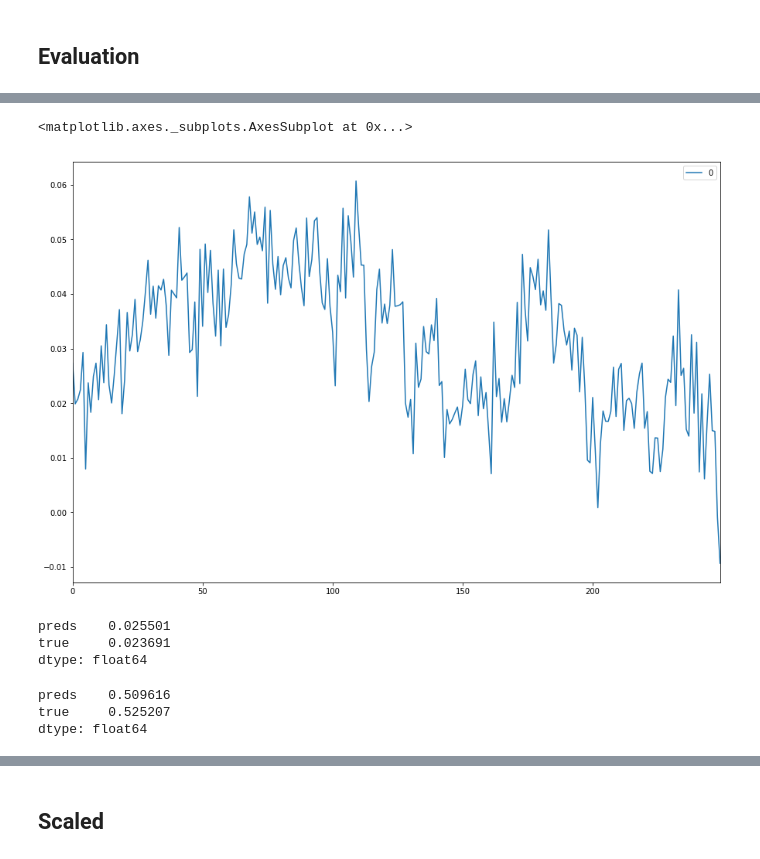
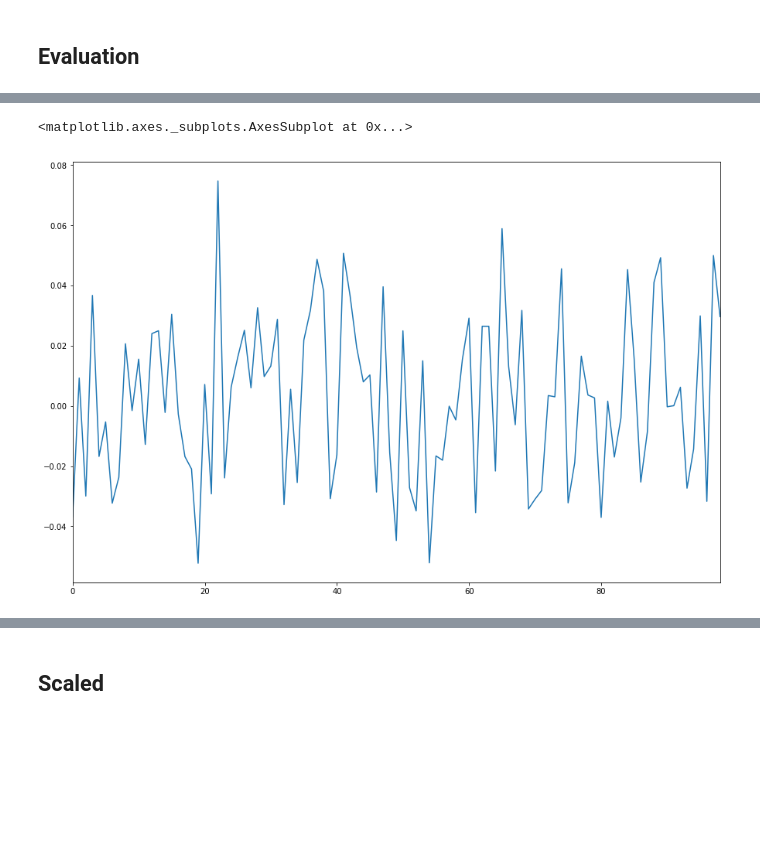
Before and after one commit to andmck1/nn-sdof, a Jupyter notebook: CNN.ipynb, the cells around one changed output, grey strips where cells are left out. Drawn from its saved outputs; the diff is of its cells as text; code cells hidden in the pictures; blank space fills up the shorter version.

```diff
--- a/CNN.ipynb
+++ b/CNN.ipynb
@@ -242,20 +285,9 @@ comparison.plot(figsize=(15,10))
-# %%
-pd.DataFrame((resids_all[0])).plot(figsize=(15,10))
-# %% [output]
-<matplotlib.axes._subplots.AxesSubplot at 0x...>
-[figure, removed]
-# %%
-comparison.std()
-# %% [output]
-preds    0.025501
-true     0.023691
-dtype: float64
-# %%
-comparison.mean()
-# %% [output]
-preds    0.509616
-true     0.525207
-dtype: float64
+# %%
+indices = np.random.randint(low=0, high=len(resids_all), size=1)
+pd.DataFrame((resids_all[indices])).T.plot(figsize=(15,10), legend=False)
+# %% [output]
+<matplotlib.axes._subplots.AxesSubplot at 0x...>
+[figure, added]
 # %%
 r2_score(y_test, preds)
 # %% [output]
```
Also changed, not shown: parts of 30 cells of this notebook, 3 other files.
